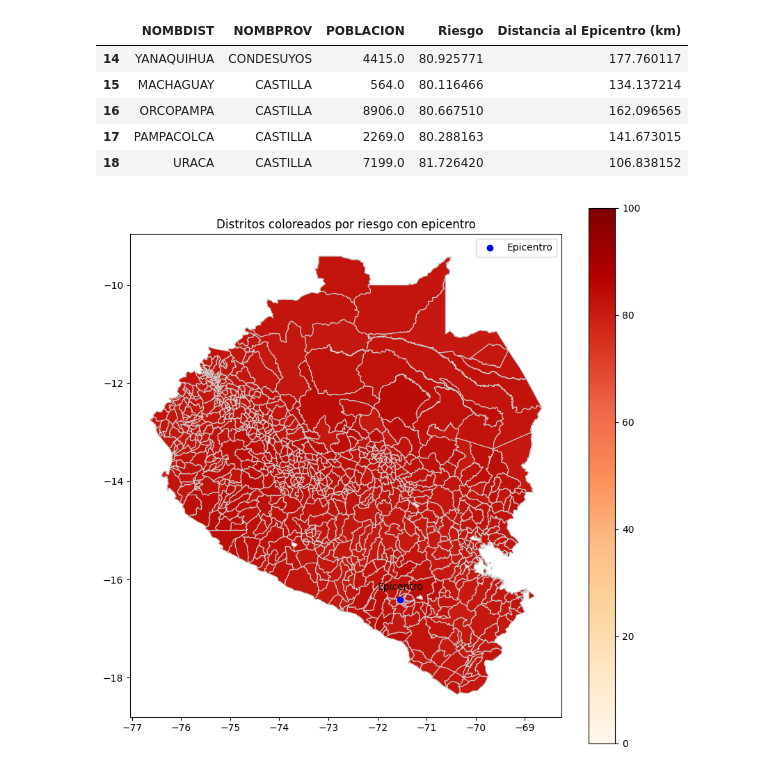
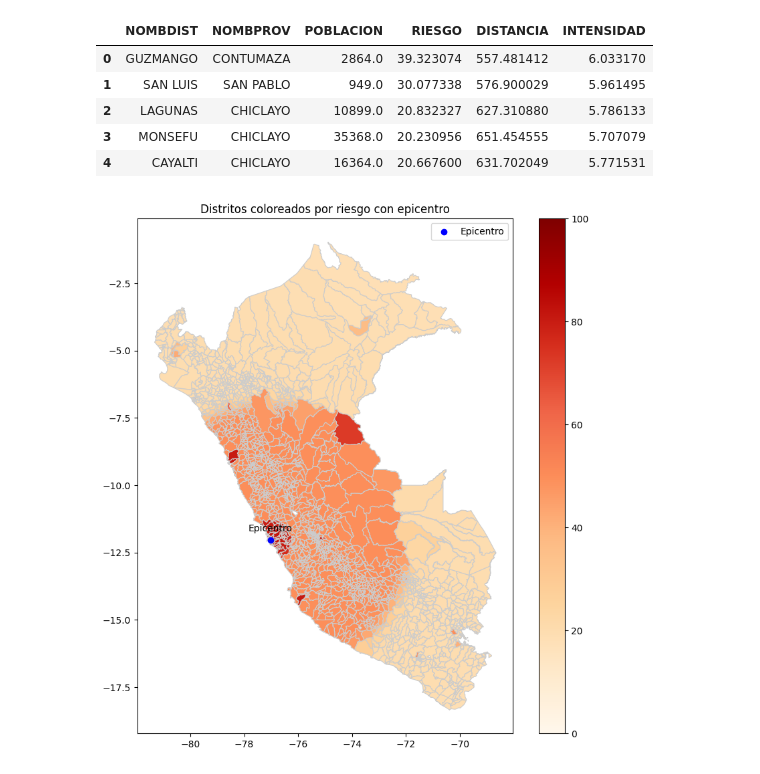
Before and after one commit to LeonDavisCoropuna/logica-difusa-terremotos, a Jupyter notebook: geo.ipynb, the cells around one changed output. Saved outputs shown, nothing was run; the diff lists cells and outputs as text; code cells hidden in the pictures.

Commit message:
update rules

```diff
--- a/geo.ipynb
+++ b/geo.ipynb
@@ -110,21 +133,22 @@ from skfuzzy import control as ctrl
 # Supongamos que R_km es tu radio en kilómetros
 
 # Definición de las variables lingüísticas
-magnitud = ctrl.Antecedent(np.arange(0, 10.1, 0.1), 'magnitud')
+intensidad = ctrl.Antecedent(np.arange(0, 17.1, 0.1), 'intensidad')
 profundidad = ctrl.Antecedent(np.arange(0, 700.1, 1), 'profundidad')
-poblacion = ctrl.Antecedent(np.arange(0, 3000000.1, 1000), 'poblacion')
+poblacion = ctrl.Antecedent(np.arange(0, 1500000.1, 1000), 'poblacion')
 riesgo = ctrl.Consequent(np.arange(0, 101, 1), 'riesgo')
 
 # Definición de los conjuntos difusos para magnitud usando función gaussiana
-magnitud['baja'] = fuzz.gaussmf(magnitud.universe, 3, 0.5)
-magnitud['moderada'] = fuzz.gaussmf(magnitud.universe, 5, 0.5)
-magnitud['alta'] = fuzz.gaussmf(magnitud.universe, 7, 0.5)
+intensidad['baja'] = fuzz.gaussmf(intensidad.universe, 4, 0.5)
+intensidad['moderada'] = fuzz.gaussmf(intensidad.universe, 8, 0.5)
+intensidad['alta'] = fuzz.gaussmf(intensidad.universe, 12, 0.5)
 
 # Definición de los conjuntos difusos para profundidad usando función trapezoidal
 profundidad['superficial'] = fuzz.trapmf(profundidad.universe, [0, 20, 35, 50])
 profundidad['intermedia'] = fuzz.trapmf(profundidad.universe, [40, 70, 100, 140])
 profundidad['profunda'] = fuzz.trapmf(profundidad.universe, [120, 170, 250, 700])
 
+# Definición de los conjuntos difusos para distancia
 limite_cerca = [0, R_km / 10, R_km / 5]  # Rangos más pequeños para cerca
 limite_media = [R_km / 6, R_km * 2 / 3, R_km]
 limite_lejos = [R_km * 0.75, R_km * 1.5, R_km * 2]
@@ -134,12 +158,14 @@ distancia['cerca'] = fuzz.trimf(distancia.universe, limite_cerca)
 distancia['media'] = fuzz.trimf(distancia.universe, limite_media)
 distancia['lejos'] = fuzz.trimf(distancia.universe, limite_lejos)
 
-# Definición de los conjuntos difusos para población usando función trapezoidal
-poblacion['baja'] = fuzz.trapmf(poblacion.universe, [0, 2000, 6500, 10000])
-poblacion['media'] = fuzz.trapmf(poblacion.universe, [8000, 20000, 50000, 130000])
-poblacion['alta'] = fuzz.trapmf(poblacion.universe, [120000, 300000, 1000000, 3000000])
+# Definición de los conjuntos difusos para población
+poblacion['muy baja'] = fuzz.trimf(poblacion.universe, [0, 500, 1000])
+poblacion['baja'] = fuzz.trapmf(poblacion.universe, [800, 2000, 8000, 12000])
+poblacion['media'] = fuzz.trapmf(poblacion.universe, [10000, 30000, 80000, 130000])
+poblacion['alta'] = fuzz.trapmf(poblacion.universe, [120000, 200000, 500000, 1500000])
+poblacion['muy alta'] = fuzz.trapmf(poblacion.universe, [1000000, 1200000, 1500000, 3000000])
 
 # Definición de los conjuntos difusos para riesgo usando función trapezoidal
 riesgo['bajo'] = fuzz.trapmf(riesgo.universe, [0, 0, 20, 40])
-riesgo['medio'] = fuzz.trapmf(riesgo.universe, [30, 50, 70, 90])
+riesgo['medio'] = fuzz.trapmf(riesgo.universe, [30, 40, 50, 70])
 riesgo['alto'] = fuzz.trapmf(riesgo.universe, [60, 80, 100, 100])
@@ -263,21 +291,28 @@ combinaciones = [
 
 
 for magn, prof, dist, pobl, rieg in combinaciones:
-    reglas.append(ctrl.Rule(magnitud[magn] & profundidad[prof] & distancia[dist] & poblacion[pobl], riesgo[rieg]))
+    reglas.append(ctrl.Rule(intensidad[magn] & profundidad[prof] & distancia[dist] & poblacion[pobl], riesgo[rieg]))
 
 # Crear el sistema de control difuso
 control_riesgo = ctrl.ControlSystem(reglas)
 simulacion_riesgo = ctrl.ControlSystemSimulation(control_riesgo)
+# %%
+def calcular_intensidad(distancia, magnitud):
+    return 1.7*magnitud -4.82*np.log10(distancia) + 3.97
+
+# Supongamos que la magnitud del terremoto está almacenada en una variable 'magnitud'
+
+# Aplicar la fórmula a cada fila de la columna 'Distancia al Epicentro (km)', pasando la magnitud como un argumento adicional
+distritos_en_area_efecto['INTENSIDAD'] = distritos_en_area_efecto['DISTANCIA'].apply(lambda x: calcular_intensidad(x, magnitud_momento))
 # %%
 
 # Inicializar una lista para almacenar los resultados de riesgo
 resultados_riesgo = []
-
 # Iterar sobre cada fila del DataFrame y calcular el riesgo
 for index, row in distritos_en_area_efecto.iterrows():
-    simulacion_riesgo.input['magnitud'] = 6.9  # Puedes ajustar estos valores según tu caso
+    simulacion_riesgo.input['intensidad'] = row['INTENSIDAD']  # Puedes ajustar estos valores según tu caso
     simulacion_riesgo.input['profundidad'] = 33  # Puedes ajustar estos valores según tu caso
-    simulacion_riesgo.input['distancia'] = row['Distancia al Epicentro (km)']
+    simulacion_riesgo.input['distancia'] = row['DISTANCIA']
     simulacion_riesgo.input['poblacion'] = row['POBLACION']
 
     # Computar el resultado
@@ -290,16 +325,16 @@ for index, row in distritos_en_area_efecto.iterrows():
     resultados_riesgo.append(resultado_riesgo)
 
 # Agregar los resultados al DataFrame original
-distritos_en_area_efecto['Riesgo'] = resultados_riesgo
+distritos_en_area_efecto['RIESGO'] = resultados_riesgo
 # %%
 
 # Mostrar el DataFrame con los resultados de riesgo
-distritos_en_area_efecto[['NOMBDIST' , 'NOMBPROV' ,'POBLACION','Riesgo', 'Distancia al Epicentro (km)']].head()
+distritos_en_area_efecto[['NOMBDIST' , 'NOMBPROV' ,'POBLACION','RIESGO', 'DISTANCIA' , 'INTENSIDAD']].head()
 # %% [output]
-|  | NOMBDIST | NOMBPROV | POBLACION | Riesgo | Distancia al Epicentro (km) |
-| 14 | YANAQUIHUA | CONDESUYOS | 4415.0 | 80.925771 | 177.760117 |
-| 15 | MACHAGUAY | CASTILLA | 564.0 | 80.116466 | 134.137214 |
-| 16 | ORCOPAMPA | CASTILLA | 8906.0 | 80.667510 | 162.096565 |
-| 17 | PAMPACOLCA | CASTILLA | 2269.0 | 80.288163 | 141.673015 |
-| 18 | URACA | CASTILLA | 7199.0 | 81.726420 | 106.838152 |
+|  | NOMBDIST | NOMBPROV | POBLACION | RIESGO | DISTANCIA | INTENSIDAD |
+| 0 | GUZMANGO | CONTUMAZA | 2864.0 | 39.323074 | 557.481412 | 6.033170 |
+| 1 | SAN LUIS | SAN PABLO | 949.0 | 30.077338 | 576.900029 | 5.961495 |
+| 2 | LAGUNAS | CHICLAYO | 10899.0 | 20.832327 | 627.310880 | 5.786133 |
+| 3 | MONSEFU | CHICLAYO | 35368.0 | 20.230956 | 651.454555 | 5.707079 |
+| 4 | CAYALTI | CHICLAYO | 16364.0 | 20.667600 | 631.702049 | 5.771531 |
 # %%
@@ -308,23 +343,23 @@ distritos_csv.to_csv('riesgo.csv')
 # %%
 import geopandas as gpd
 from matplotlib.colors import Normalize
 distritos_en_area_efecto['geometry'] = distritos_en_area_efecto['Geo Shape'].apply(convert_geojson_to_geometry)
 
 gdf = gpd.GeoDataFrame(distritos_en_area_efecto, geometry='geometry')
 
 # Configurar la escala de color con un límite máximo de 100
 norm = Normalize(vmin=0, vmax=100)
 
 # Graficar los distritos y colorearlos según el riesgo
 fig, ax = plt.subplots(1, 1, figsize=(10, 10))
-gdf.plot(column='Riesgo', cmap='OrRd', linewidth=0.8, ax=ax, edgecolor='0.8', legend=True, norm=norm)
+gdf.plot(column='RIESGO', cmap='OrRd', linewidth=0.8, ax=ax, edgecolor='0.8', legend=True, norm=norm)
 
 # Graficar el epicentro
 ax.scatter(epicentro_lon, epicentro_lat, color='blue', label='Epicentro', zorder=5)
 ax.annotate('Epicentro', (epicentro_lon, epicentro_lat), textcoords="offset points", xytext=(0,10), ha='center')
 
 plt.title('Distritos coloreados por riesgo con epicentro')
 plt.legend()
 plt.show()
 # %% [output]
-[figure, old version]
+[figure, new version]
```
Also changed, not shown: parts of 10 cells of this notebook, 3 other files.
